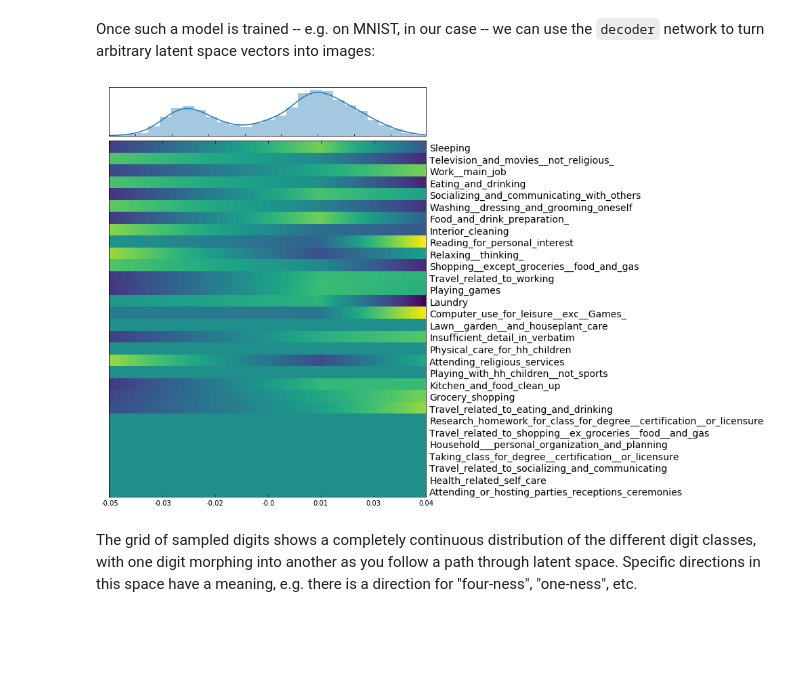
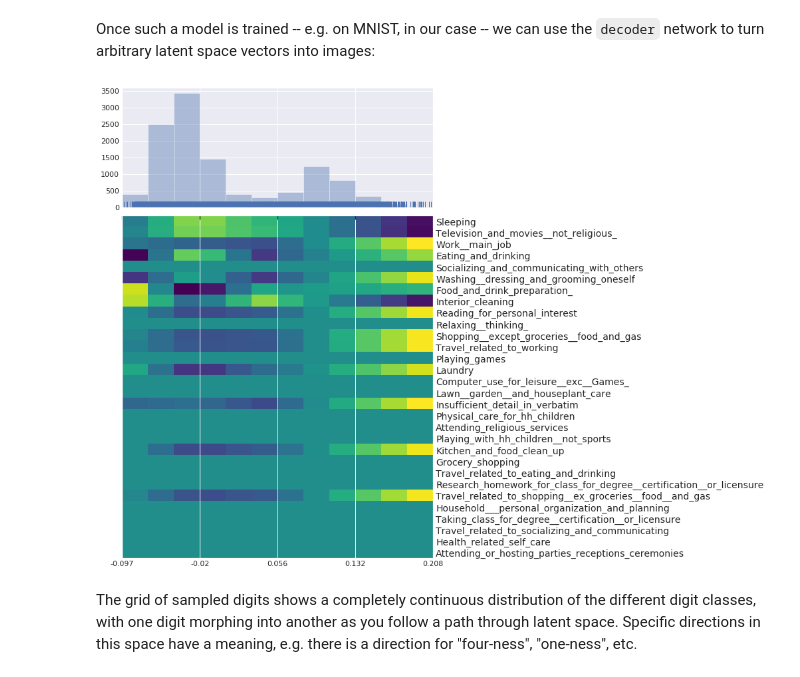
Before and after one commit to yaniv256/VAEs-in-Economics, a Jupyter notebook: Notebooks/Time_use_shares_with_vaes.ipynb, the cells around one changed output. Saved outputs shown, nothing was run; the diff lists cells and outputs as text; code cells hidden in the pictures; blank space fills up the shorter version.

Commit message:
Better visualization

```diff
--- a/Notebooks/Time_use_shares_with_vaes.ipynb
+++ b/Notebooks/Time_use_shares_with_vaes.ipynb
@@ -235,12 +227,12 @@ images:
 import matplotlib.pyplot as plt
 from scipy.stats import norm
 from sklearn.preprocessing import StandardScaler
-from seaborn import distplot
+import seaborn as sns
 
-def plot_types(decoder, n_type = 200, each_hight = 15, approx_width=400,
+def plot_types(decoder, n_type = 12, each_hight = 15, approx_width=400,
                n_activity =  30, lowest_percentile= 0.1,
                highest_percentile = 99.9, figsize=(10, 10),
-               cmap='viridis'):
+               cmap='viridis', n_xlabels=5):
 
   # definitions for the axes
   left, width = 0.1, 0.65
@@ -248,7 +240,7 @@ def plot_types(decoder, n_type = 200, each_hight = 15, approx_width=400,
   spacing = 0.0
 
   rect_scatter = [left, bottom, width, height]
-  rect_histx = [left, bottom + height + spacing, width, 0.1]
+  rect_histx = [left, bottom + height + spacing, width, 0.25]
 
   # start with a rectangular Figure
   plt.figure(figsize=figsize)
@@ -266,41 +258,51 @@ def plot_types(decoder, n_type = 200, each_hight = 15, approx_width=400,
   # since the prior of the latent space is Gaussian
 
   encoded_data=encoder.predict(ts/minutes_in_day)
 
   lowest=np.percentile(encoded_data, lowest_percentile)
   highest=np.percentile(encoded_data, highest_percentile)
 
   grid_x = np.linspace(lowest, highest, n_type)
 
   for i, xi in enumerate(grid_x):
       z_sample = np.array([[xi]])
       x_decoded = decoder.predict(z_sample)
       figure[0:n_activity*each_hight,i*each_width : (i + 1)*each_width] = \
       np.repeat(x_decoded[0,0:n_activity],each_hight).reshape(n_activity*each_hight,1)
 
   figure=np.transpose(figure)
   scaler = StandardScaler()
   figure=scaler.fit_transform(figure)
   figure=np.transpose(figure)
 
   ax_scatter.imshow(figure, cmap=cmap)
 
   for i in range(n_activity):
-    ax_scatter.text(1.01*n_type*each_width,0.8*each_hight+i*each_hight, ts.columns[i], fontsize=14)
+    ax_scatter.text(1.01*n_type*each_width,
+                    0.8*each_hight+i*each_hight, ts.columns[i], fontsize=14)
 
-  n_xlabels=7
-  ax_scatter.set_xticks( np.linspace(0,len(grid_x)*each_width,n_xlabels))
-  ax_scatter.set_xticklabels(np.round(np.linspace(lowest, highest, n_xlabels),
-                                      decimals=2))
+  bins=np.append(grid_x-(grid_x[1]-grid_x[0])/2,
+                 grid_x[n_type-1]+(grid_x[1]-grid_x[0])/2)
+
+
+  ax_scatter.set_xticks( np.linspace(0,n_type*each_width,n_xlabels))
+  ax_scatter.set_xticklabels(np.round(np.linspace(bins[0], bins[n_type], n_xlabels),
+                                      decimals=3))
   ax_scatter.set_yticks([])
-  ax_histx.set_yticks([])
+  sns.set()
 
-  ax_hist.hist(encoded_data,range(lowest,highest)
+  ax_histx.set_xticks( np.linspace(bins[0], bins[n_type], n_xlabels))
+  ax_histx.set_xticklabels(np.round(np.linspace(bins[0], bins[n_type], n_xlabels),
+                                      decimals=3))
+
+  sns.distplot(encoded_data,ax=ax_histx,bins=bins,kde=False,
+               rug=True).set_xlim(bins[0],bins[n_type])
   plt.show()
 
+
 plot_types(decoder);
 # %% [output]
-[figure, old version]
+[figure, new version]
 # %% [markdown]
 The grid of sampled digits shows a completely continuous distribution of the different digit classes, with one digit morphing into another
 as you follow a path through latent space. Specific directions in this space have a meaning, e.g. there is a direction for "four-ness",
```
Also changed, not shown: parts of 7 cells of this notebook.
